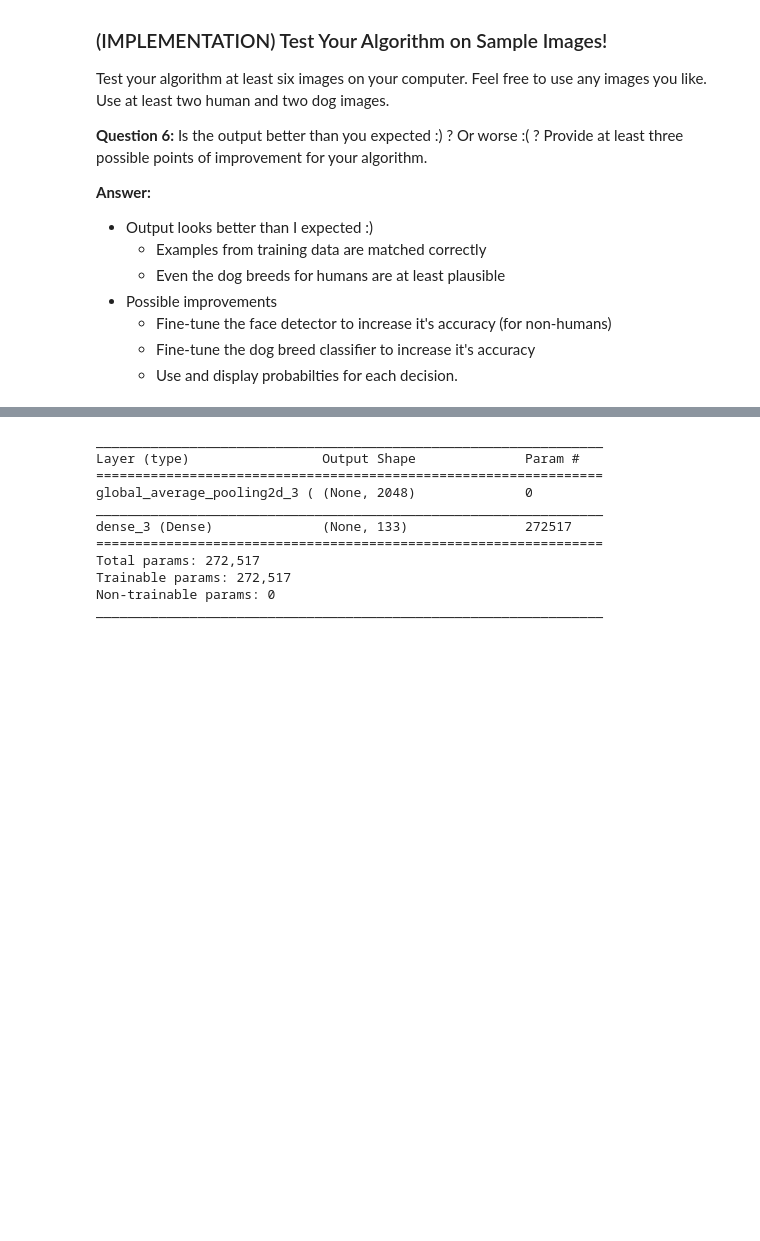
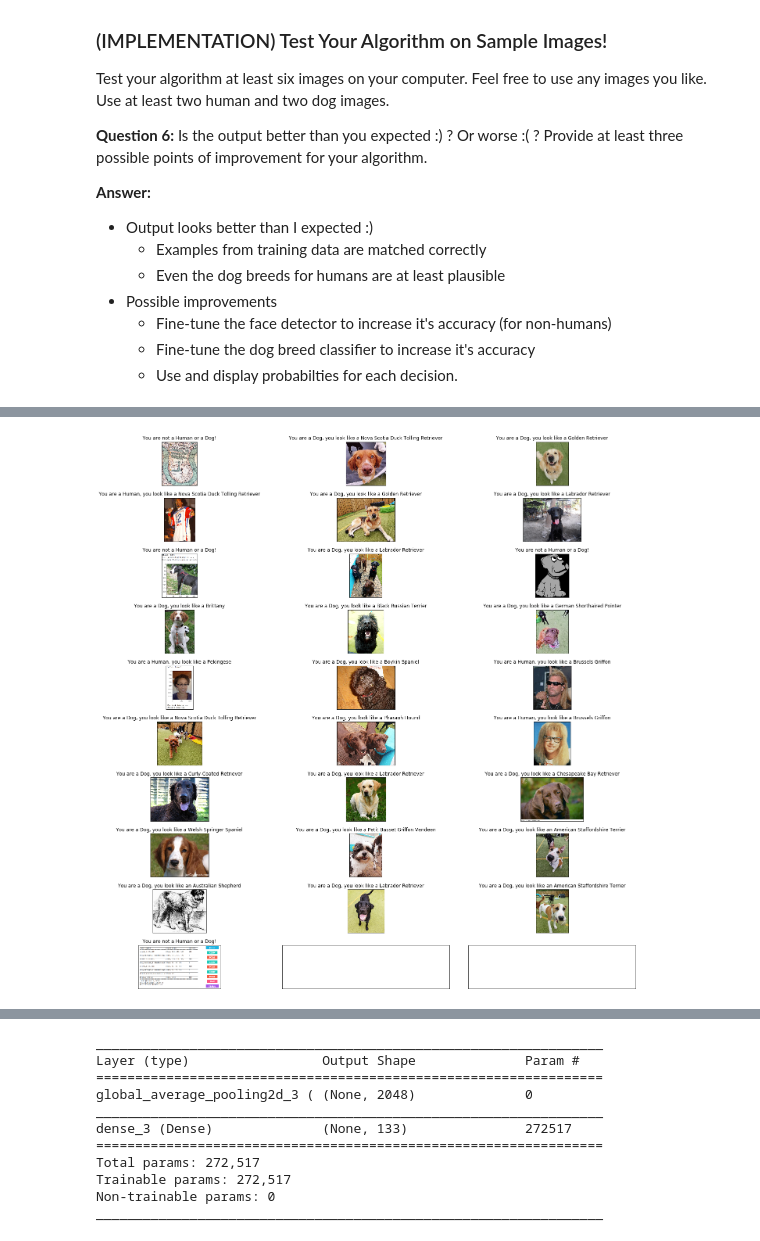
Before and after one commit to deacona/dog-project, a Jupyter notebook: dog_app.ipynb, the cells around one changed output, grey strips where cells are left out. Drawn from its saved outputs; the diff is of its cells as text; code cells hidden in the pictures; blank space fills up the shorter version.

```diff
--- a/dog_app.ipynb
+++ b/dog_app.ipynb
@@ -768,7 +790,7 @@ def predict_breed(img_path):
     # return dog breed that is predicted by the model
     prediction = dog_names[np.argmax(predicted_vector)]
     # tidy the output
-    prediction = prediction.split(".")[-1].replace("_", " ")
+    prediction = prediction.split(".")[-1].replace("_", " ").title()
     # return dog breed that is predicted by the model
     return prediction
 # %% [markdown]
@@ -793,25 +815,28 @@ This photo looks like an Afghan Hound.
 ### TODO: Write your algorithm.
 ### Feel free to use as many code cells as needed.
 
-def what_am_i(image_path):
+def what_am_i(img_path):
     """
     INPUT:
         img_path - Filepath (including filename) for image to make prediction on
 
     OUTPUT:
-        Display species, breed and supplied image
+        title - Info on species and breed (as appropriate)
     """
 
+    if img_path == "static/":
+        return None
+
     species = "Other"
-    if dog_detector(image_path):
+    if dog_detector(img_path):
         species = "Dog"
-    elif face_detector(image_path):
+    elif face_detector(img_path):
         species = "Human"
 
     if species == "Other":
         title = "You are not a Human or a Dog!"
     else:
-        breed = predict_breed(image_path)
+        breed = predict_breed(img_path)
 
         ## not perfect but will do for now
         if breed[0] in "AEIOU":
@@ -821,18 +846,10 @@ def what_am_i(image_path):
 
         title = "You are a {0}, you look like {1} {2}".format(species, indef_article, breed)
 
-#     print(title)
-
-    img = cv2.imread(image_path)
-    cv_rgb = cv2.cvtColor(img, cv2.COLOR_BGR2RGB)
-
-    plt.imshow(cv_rgb)
-    plt.title(title);
-    plt.axis("off");
-    plt.show()
+    return title
 
 
-# ??what_am_i("test")
+# what_am_i("Test")
 # %% [markdown]
 ---
 <a id='step7'></a>
@@ -873,5 +890,6 @@ what_am_i("images/sample_human_2.png")
 import os
 
 images = os.listdir("images")
+images = [x for x in images if x.endswith((".jpg", ".png"))]
 images
 # %% [output]
@@ -907,0 +913,13 @@ for im in images:
+# %%
+fig, ax = plt.subplots((len(images) // 3) + 1, 3, figsize=(20, 20))
+fig.tight_layout()
+for i, axi in enumerate(ax.flat):
+    if i < len(images):
+        image_path = "images/"+images[i]
+        img = cv2.imread(image_path)
+        cv_rgb = cv2.cvtColor(img, cv2.COLOR_BGR2RGB)
+        axi.imshow(cv_rgb)
+        axi.title.set_text(what_am_i(image_path))
+    axi.set(xticks=[], yticks=[])
+# %% [output]
+[figure, added]
```
Also changed, not shown: parts of 18 cells of this notebook, 2 other files.
